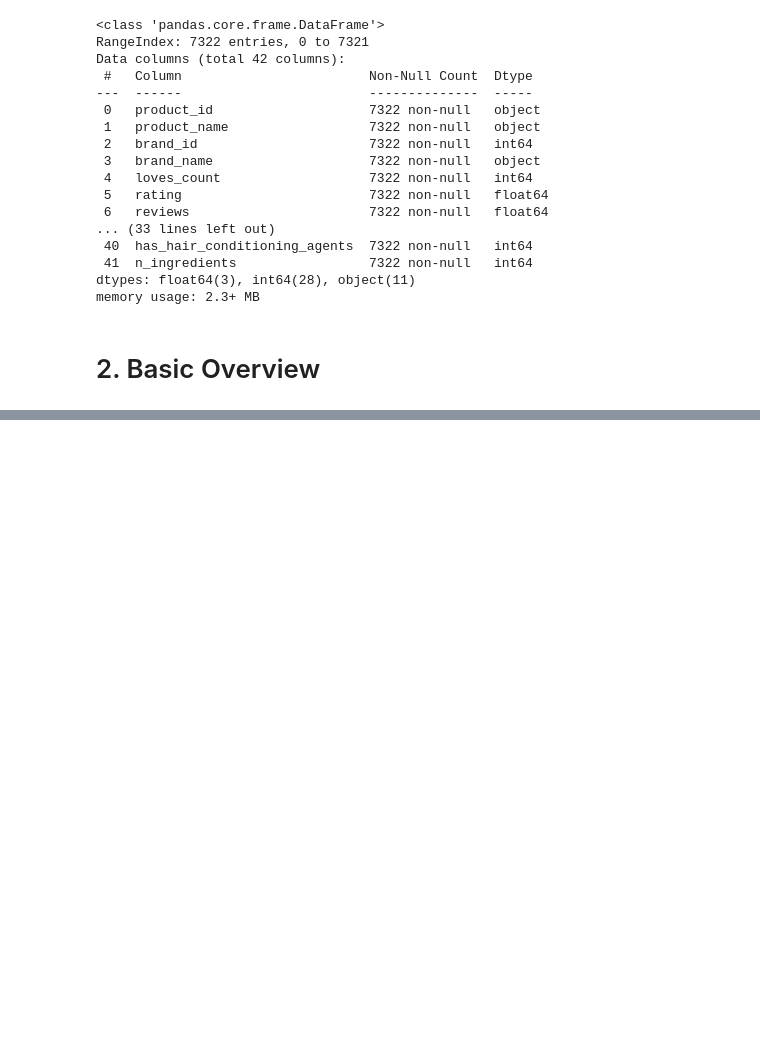
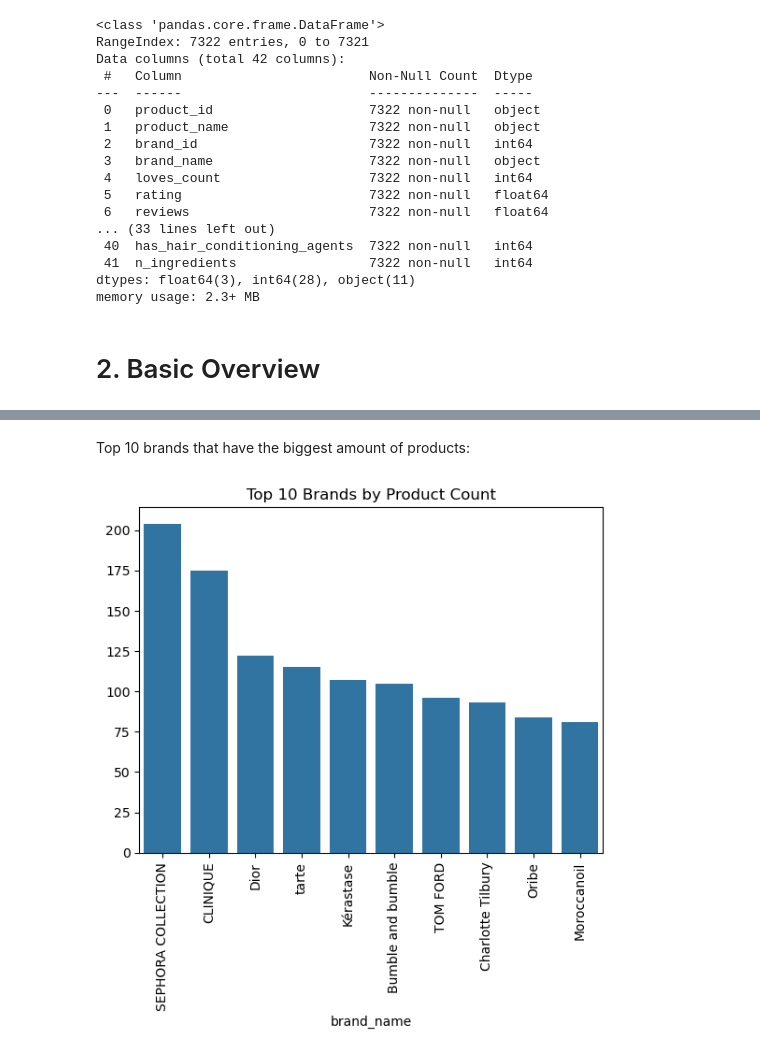
Before and after one commit to juliaaaloopez/visual_analytics_final_project, a Jupyter notebook: EDA.ipynb, the cells around one changed output, grey strips where cells are left out. Drawn from its saved outputs; the diff is of its cells as text; code cells hidden in the pictures; blank space fills up the shorter version.

```diff
--- a/EDA.ipynb
+++ b/EDA.ipynb
@@ -311,0 +328,11 @@ plt.show()
+# %% [markdown]
+Top 10 brands that have the biggest amount of products:
+# %%
+
+brand_count = df['brand_name'].value_counts().nlargest(10)
+sns.barplot(x=brand_count.index, y=brand_count.values)
+plt.title('Top 10 Brands by Product Count')
+plt.xticks(rotation=90)
+plt.show()
+# %% [output]
+[figure, added]
```
Also changed, not shown: parts of 20 cells of this notebook.
